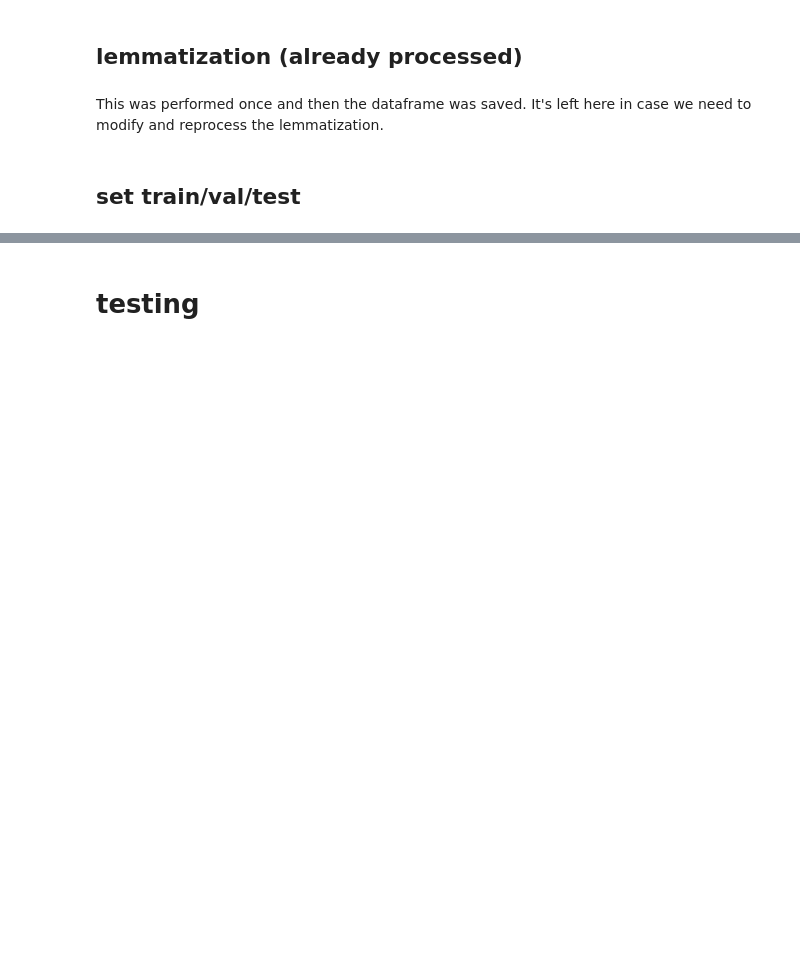
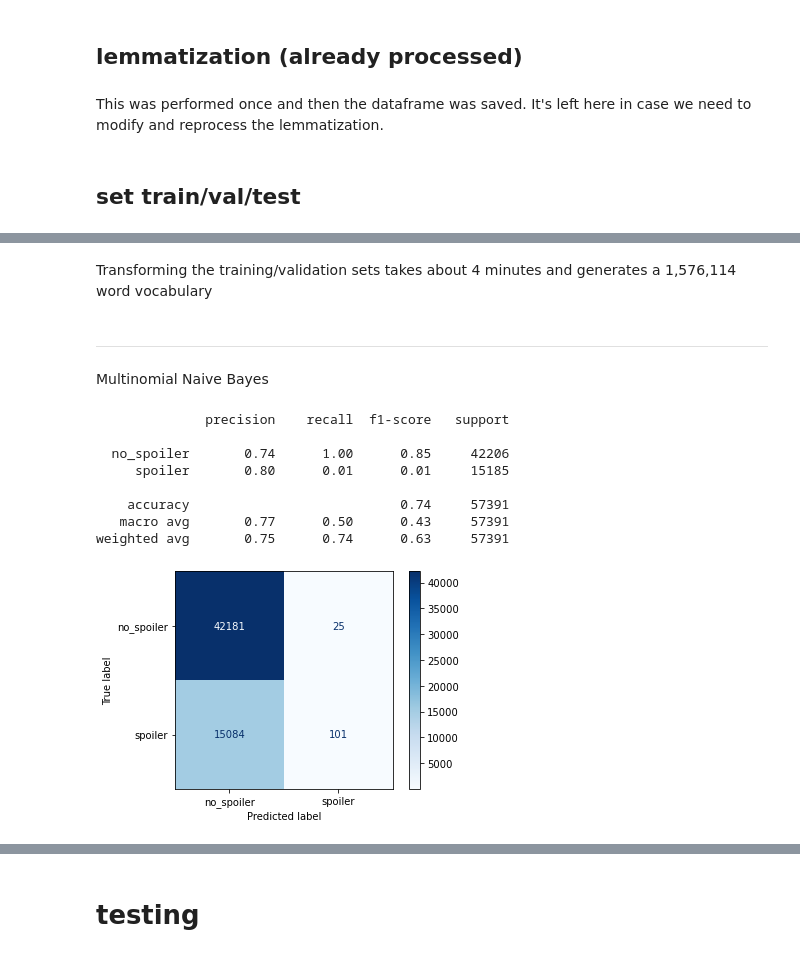
Before and after one commit to brtracy/capstone_project, a Jupyter notebook: spoiler-y.ipynb, the cells around one changed output, grey strips where cells are left out. Cells and saved outputs as stored; diff of their text form; code cells hidden in the pictures; blank space fills up the shorter version.

```diff
--- a/spoiler-y.ipynb
+++ b/spoiler-y.ipynb
@@ -635,0 +645,31 @@ weighted avg       0.75      0.74      0.64    114783
+# %%
+# set tfidf vectorizer, default parameters
+tfidf_bigrams = TfidfVectorizer(min_df=5, ngram_range=(1,2))
+
+X_train_tfidf, X_val_tfidf = transformX(tfidf_bigrams)
+
+# helper function to make fitting, predicting and reporting easier
+def fitpredreport(model):
+    model.fit(X_train_tfidf, y_train)
+    y_pred = model.predict(X_val_tfidf)
+    report(y_val, y_pred)
+# %% [markdown]
+Transforming the training/validation sets takes about 4 minutes and generates a 1,576,114 word vocabulary
+# %% [markdown]
+________
+Multinomial Naive Bayes
+# %%
+# instantiate multinomial naive bayes model
+mnb_v2 = MultinomialNB()
+# fit, predict and report with helper function
+fitpredreport(mnb_v2)
+# %% [output]
+              precision    recall  f1-score   support
+
+  no_spoiler       0.74      1.00      0.85     42206
+     spoiler       0.80      0.01      0.01     15185
+
+    accuracy                           0.74     57391
+   macro avg       0.77      0.50      0.43     57391
+weighted avg       0.75      0.74      0.63     57391
+[figure, added]
```
Also changed, not shown: parts of 31 cells of this notebook.
